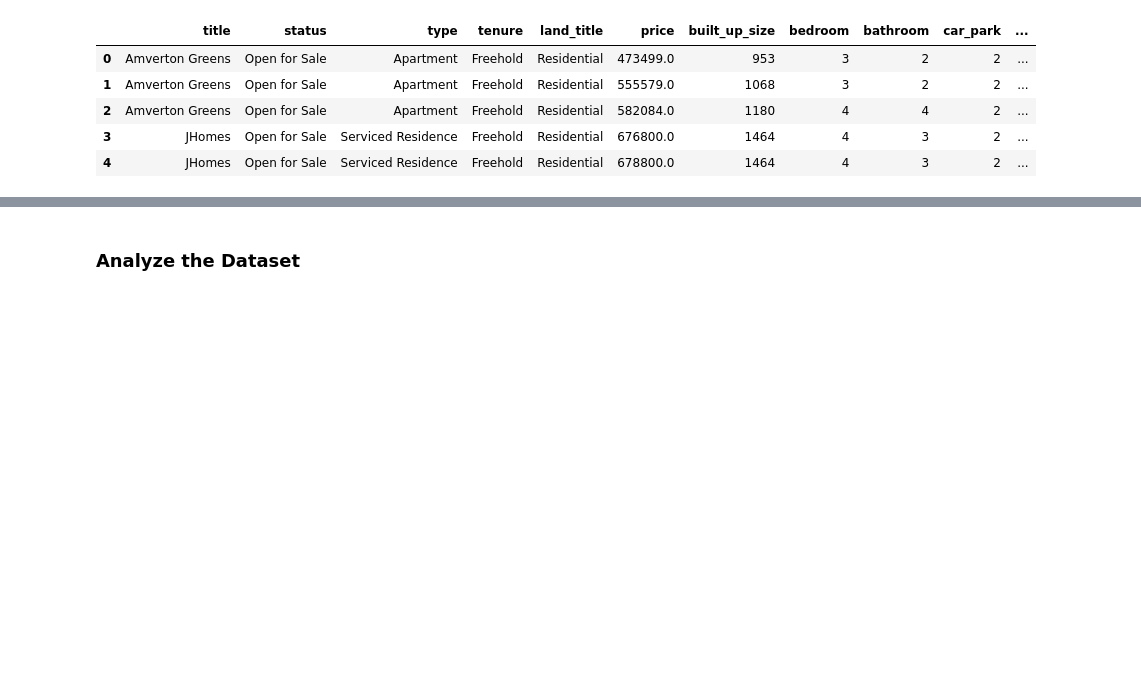
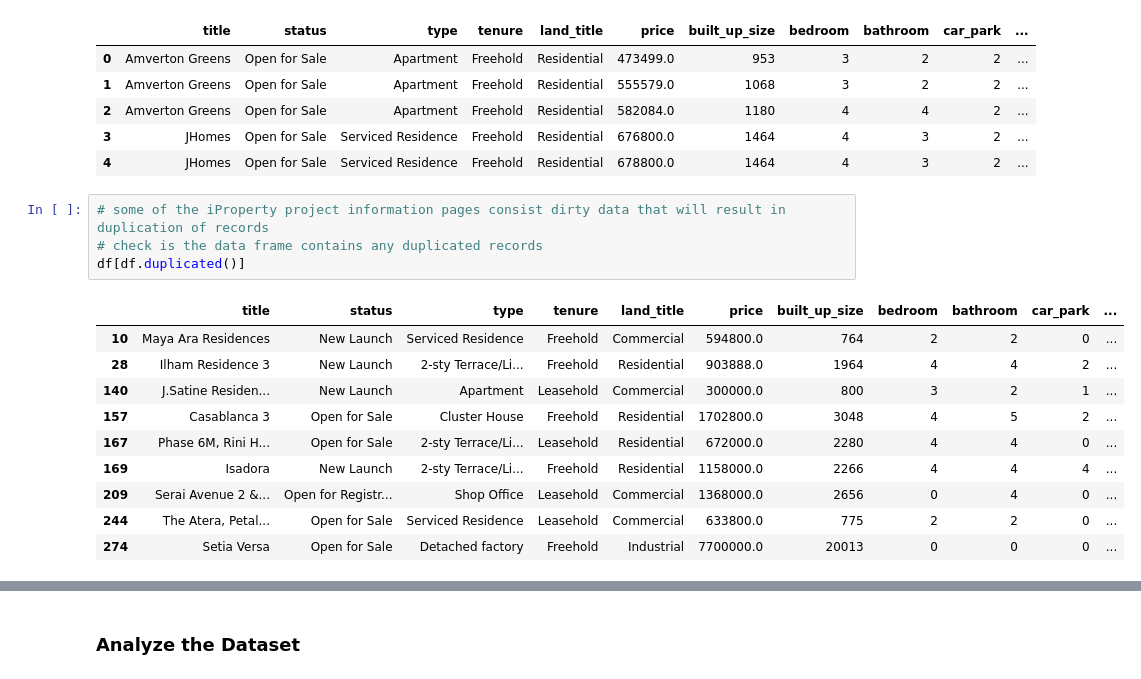
Before and after one commit to Bsting/fc_aps_mini_project_1, a Jupyter notebook: eda/iproperty_eda.ipynb, the cells around one changed output, grey strips where cells are left out. Cells and saved outputs as stored; diff of their text form; blank space fills up the shorter version.

Commit message:
chore: remove duplicated records from data frame

```diff
--- a/eda/iproperty_eda.ipynb
+++ b/eda/iproperty_eda.ipynb
@@ -343,3 +343,18 @@ df.head()
 | 2 | Amverton Greens | Open for Sale | Apartment | Freehold | Residential | 582084.0 | 1180 | 4 | 4 | 2 | ... |
 | 3 | JHomes | Open for Sale | Serviced Residence | Freehold | Residential | 676800.0 | 1464 | 4 | 3 | 2 | ... |
 | 4 | JHomes | Open for Sale | Serviced Residence | Freehold | Residential | 678800.0 | 1464 | 4 | 3 | 2 | ... |
+# %%
+# some of the iProperty project information pages consist dirty data that will result in duplication of records
+# check is the data frame contains any duplicated records
+df[df.duplicated()]
+# %% [output]
+|  | title | status | type | tenure | land_title | price | built_up_size | bedroom | bathroom | car_park | ... |
+| 10 | Maya Ara Residences | New Launch | Serviced Residence | Freehold | Commercial | 594800.0 | 764 | 2 | 2 | 0 | ... |
+| 28 | Ilham Residence 3 | New Launch | 2-sty Terrace/Li... | Freehold | Residential | 903888.0 | 1964 | 4 | 4 | 2 | ... |
+| 140 | J.Satine Residen... | New Launch | Apartment | Leasehold | Commercial | 300000.0 | 800 | 3 | 2 | 1 | ... |
+| 157 | Casablanca 3 | Open for Sale | Cluster House | Freehold | Residential | 1702800.0 | 3048 | 4 | 5 | 2 | ... |
+| 167 | Phase 6M, Rini H... | Open for Sale | 2-sty Terrace/Li... | Leasehold | Residential | 672000.0 | 2280 | 4 | 4 | 0 | ... |
+| 169 | Isadora | New Launch | 2-sty Terrace/Li... | Freehold | Residential | 1158000.0 | 2266 | 4 | 4 | 4 | ... |
+| 209 | Serai Avenue 2 &... | Open for Registr... | Shop Office | Leasehold | Commercial | 1368000.0 | 2656 | 0 | 4 | 0 | ... |
+| 244 | The Atera, Petal... | Open for Sale | Serviced Residence | Leasehold | Commercial | 633800.0 | 775 | 2 | 2 | 0 | ... |
+| 274 | Setia Versa | Open for Sale | Detached factory | Freehold | Industrial | 7700000.0 | 20013 | 0 | 0 | 0 | ... |
```
Also changed, not shown: parts of 1 cell of this notebook.
